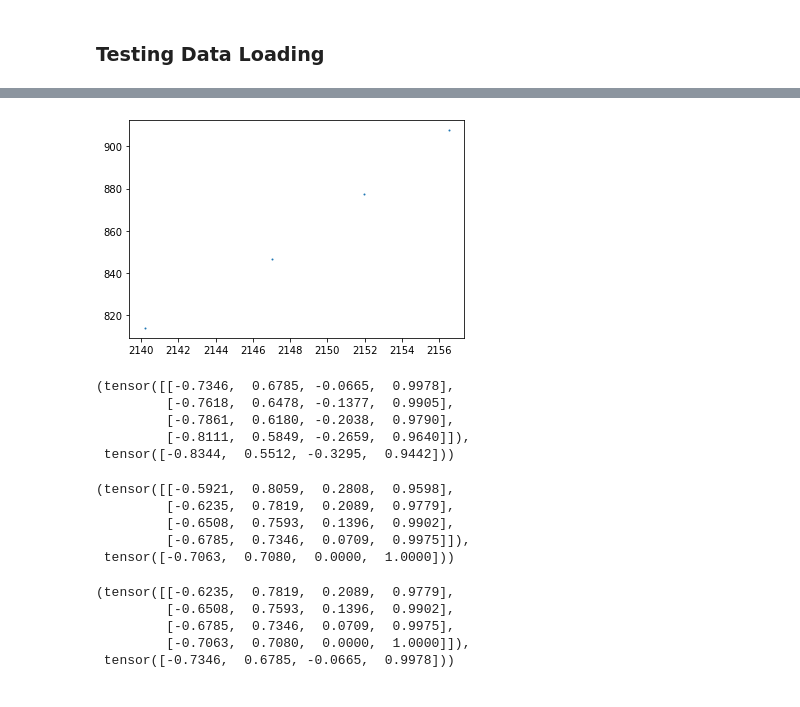
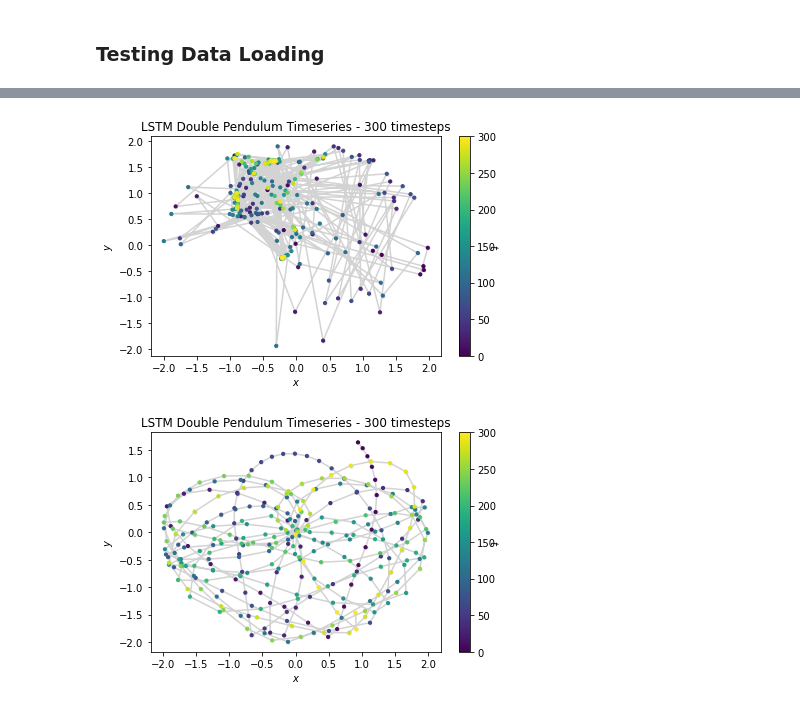
Before and after one commit to gthampak/physinet.io, a Jupyter notebook: LSTM_Baseline_z.ipynb, the cells around one changed output, grey strips where cells are left out. Saved outputs shown, nothing was run; the diff lists cells and outputs as text; code cells hidden in the pictures.

```diff
--- a/LSTM_Baseline_z.ipynb
+++ b/LSTM_Baseline_z.ipynb
@@ -286,13 +331,0 @@ testDataLoader = torch.utils.data.DataLoader(testDataSet,batch_size=1) # Do we n
-# %%
-def predict(model: LSTMModel, testDataSet, index):
-    '''
-    Use the testing file on coordinates to get a tensor of the 200 outputs.
-    '''
-    result = torch.empty(1,1,4).float()
-    X_frames = testDataSet[index][0][None,:,:]
-    for i in tqdm(range(500)):
-        output_frame = model(X_frames).detach()
-        result = torch.cat((result,output_frame[None,:,:]),1) if i != 0 else output_frame[None,:,:]
-        X_frames = X_frames.index_select(1,torch.tensor([1,2,3]))
-        X_frames = torch.cat((X_frames,output_frame[None,:,:]),1)
-    return result.squeeze()
@@ -348,2 +332,2 @@ tensor([[ 0.7327,  0.7861, -0.9842,  0.2175],
 # %%
-output = polar_angles_to_raw_cartesian_tensor(predict(model,testDataSet,13))
+output = predict(model, test_set[0][0], 301)
@@ -376,28 +334,14 @@ plot_sequence(np.array(polar_angles_to_raw_cartesian_tensor(result)),4,5)
-# %%
-plot_trajectory_from_tensor(polar_angles_to_raw_cartesian_tensor(testDataSet[9][0]))
-# %% [output]
-[figure, removed]
-# %%
-trainDataSet[5]
-# %% [output]
-(tensor([[-0.7346,  0.6785, -0.0665,  0.9978],
-         [-0.7618,  0.6478, -0.1377,  0.9905],
-         [-0.7861,  0.6180, -0.2038,  0.9790],
-         [-0.8111,  0.5849, -0.2659,  0.9640]]),
- tensor([-0.8344,  0.5512, -0.3295,  0.9442]))
-# %%
-trainDataSet[0]
-# %% [output]
-(tensor([[-0.5921,  0.8059,  0.2808,  0.9598],
-         [-0.6235,  0.7819,  0.2089,  0.9779],
-         [-0.6508,  0.7593,  0.1396,  0.9902],
-         [-0.6785,  0.7346,  0.0709,  0.9975]]),
- tensor([-0.7063,  0.7080,  0.0000,  1.0000]))
-# %%
-trainDataSet[1]
-# %% [output]
-(tensor([[-0.6235,  0.7819,  0.2089,  0.9779],
-         [-0.6508,  0.7593,  0.1396,  0.9902],
-         [-0.6785,  0.7346,  0.0709,  0.9975],
-         [-0.7063,  0.7080,  0.0000,  1.0000]]),
- tensor([-0.7346,  0.6785, -0.0665,  0.9978]))
+# %%
+L1, L2 = 1, 1
+theta1mod, theta2mod = output[:, 0], output[:, 1]
+cart_coords_mod = radial2cartesian(theta1mod, theta2mod, L1, L2)
+
+L1, L2 = 1, 1
+theta1ana, theta2ana = test_set[0][1][:, 0], test_set[0][1][:, 1]
+cart_coords_ana = radial2cartesian(theta1ana, theta2ana, L1, L2)
+# %%
+cart_coords_over_time(cart_coords_mod)
+cart_coords_over_time(cart_coords_ana)
+# %% [output]
+[figure, added]
+[figure, added]
```
Also changed, not shown: parts of 33 cells of this notebook, 4 other files.
